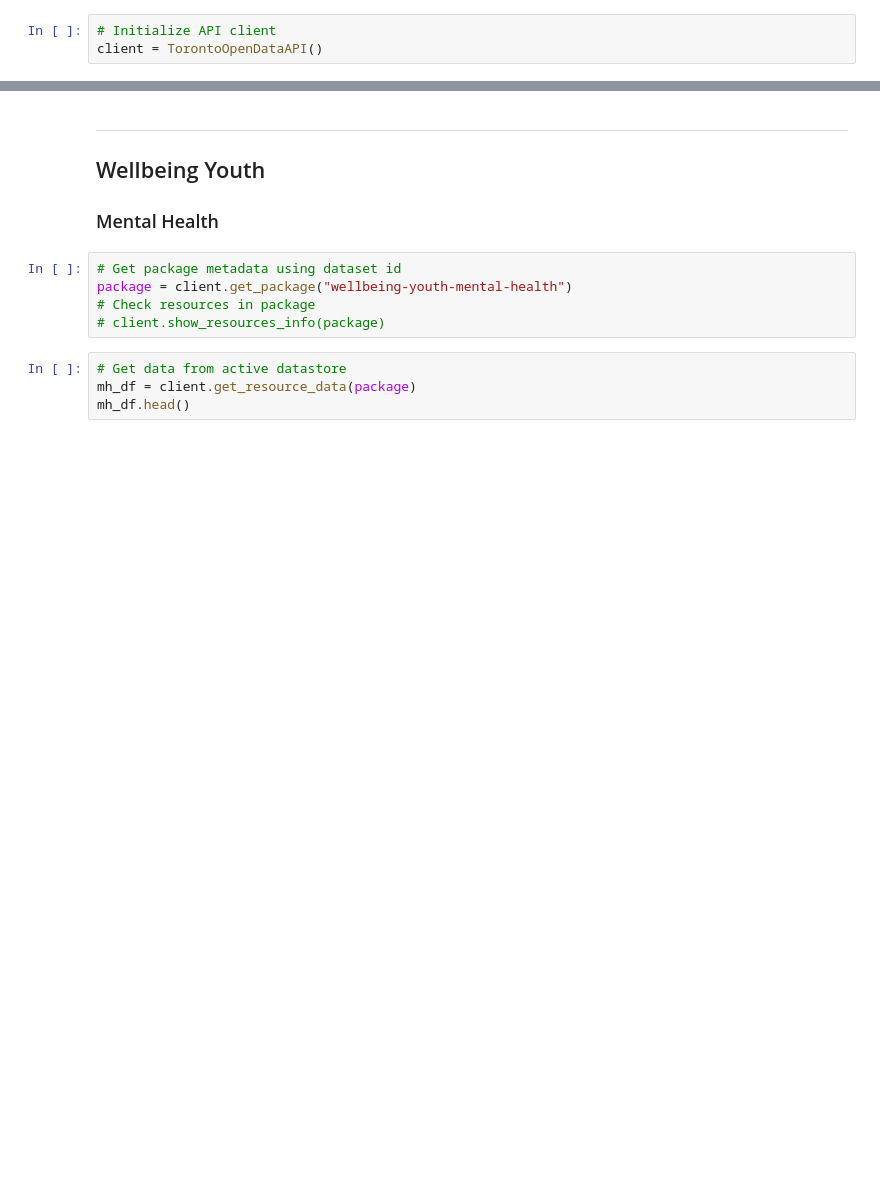
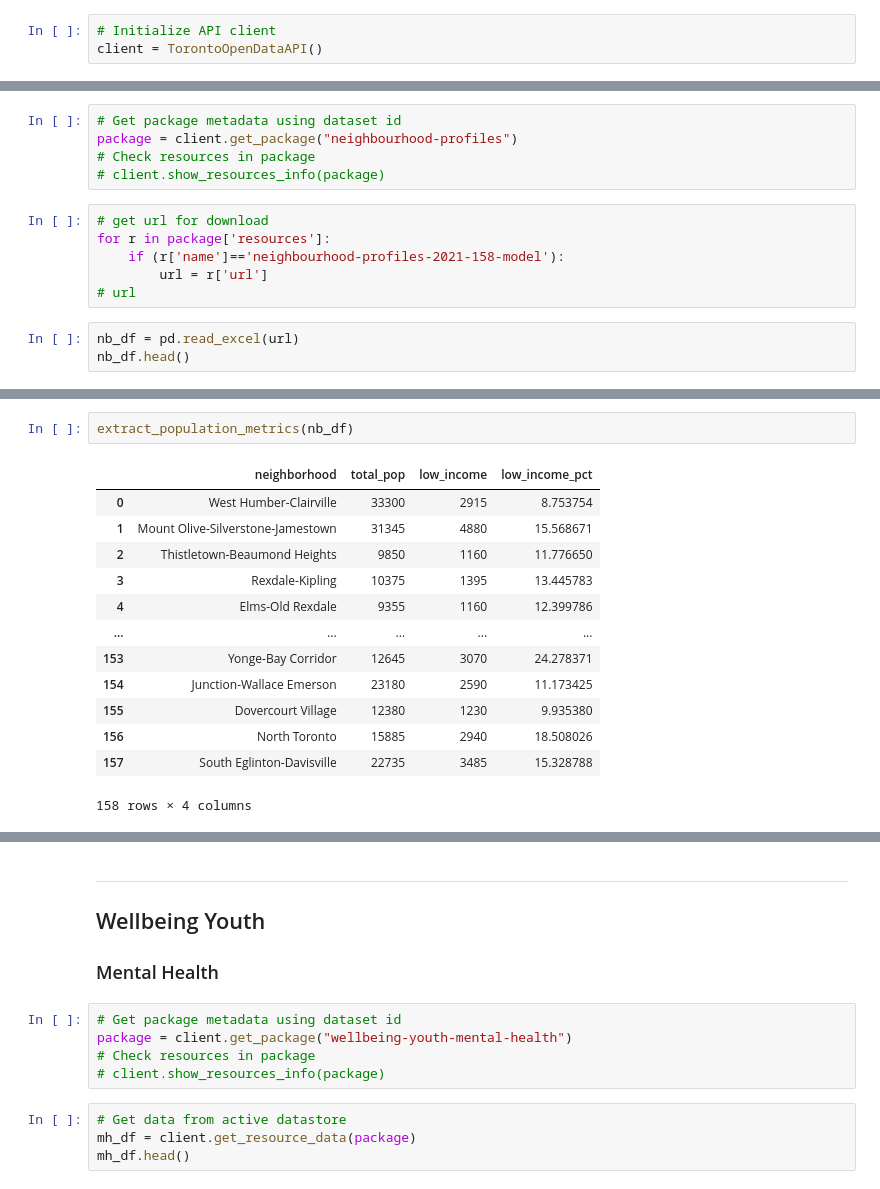
Before and after one commit to tsbarr/toronto-open-data, a Jupyter notebook: mental-health-services/notebooks/01_data_collection.ipynb, the cells around one changed output, grey strips where cells are left out. Cells and saved outputs as stored; diff of their text form; blank space fills up the shorter version.

```diff
--- a/mental-health-services/notebooks/01_data_collection.ipynb
+++ b/mental-health-services/notebooks/01_data_collection.ipynb
@@ -12,0 +18,14 @@ client = TorontoOpenDataAPI()
+# %%
+# Get package metadata using dataset id
+package = client.get_package("neighbourhood-profiles")
+# Check resources in package
+# client.show_resources_info(package)
+# %%
+# get url for download
+for r in package['resources']:
+    if (r['name']=='neighbourhood-profiles-2021-158-model'):
+        url = r['url']
+# url
+# %%
+nb_df = pd.read_excel(url)
+nb_df.head()
@@ -12,0 +88,16 @@ client = TorontoOpenDataAPI()
+# %%
+extract_population_metrics(nb_df)
+# %% [output]
+|  | neighborhood | total_pop | low_income | low_income_pct |
+| 0 | West Humber-Clairville | 33300 | 2915 | 8.753754 |
+| 1 | Mount Olive-Silverstone-Jamestown | 31345 | 4880 | 15.568671 |
+| 2 | Thistletown-Beaumond Heights | 9850 | 1160 | 11.776650 |
+| 3 | Rexdale-Kipling | 10375 | 1395 | 13.445783 |
+| 4 | Elms-Old Rexdale | 9355 | 1160 | 12.399786 |
+| ... | ... | ... | ... | ... |
+| 153 | Yonge-Bay Corridor | 12645 | 3070 | 24.278371 |
+| 154 | Junction-Wallace Emerson | 23180 | 2590 | 11.173425 |
+| 155 | Dovercourt Village | 12380 | 1230 | 9.935380 |
+| 156 | North Toronto | 15885 | 2940 | 18.508026 |
+| 157 | South Eglinton-Davisville | 22735 | 3485 | 15.328788 |
+158 rows × 4 columns
```
Also changed, not shown: parts of 8 cells of this notebook, 1 other file.
